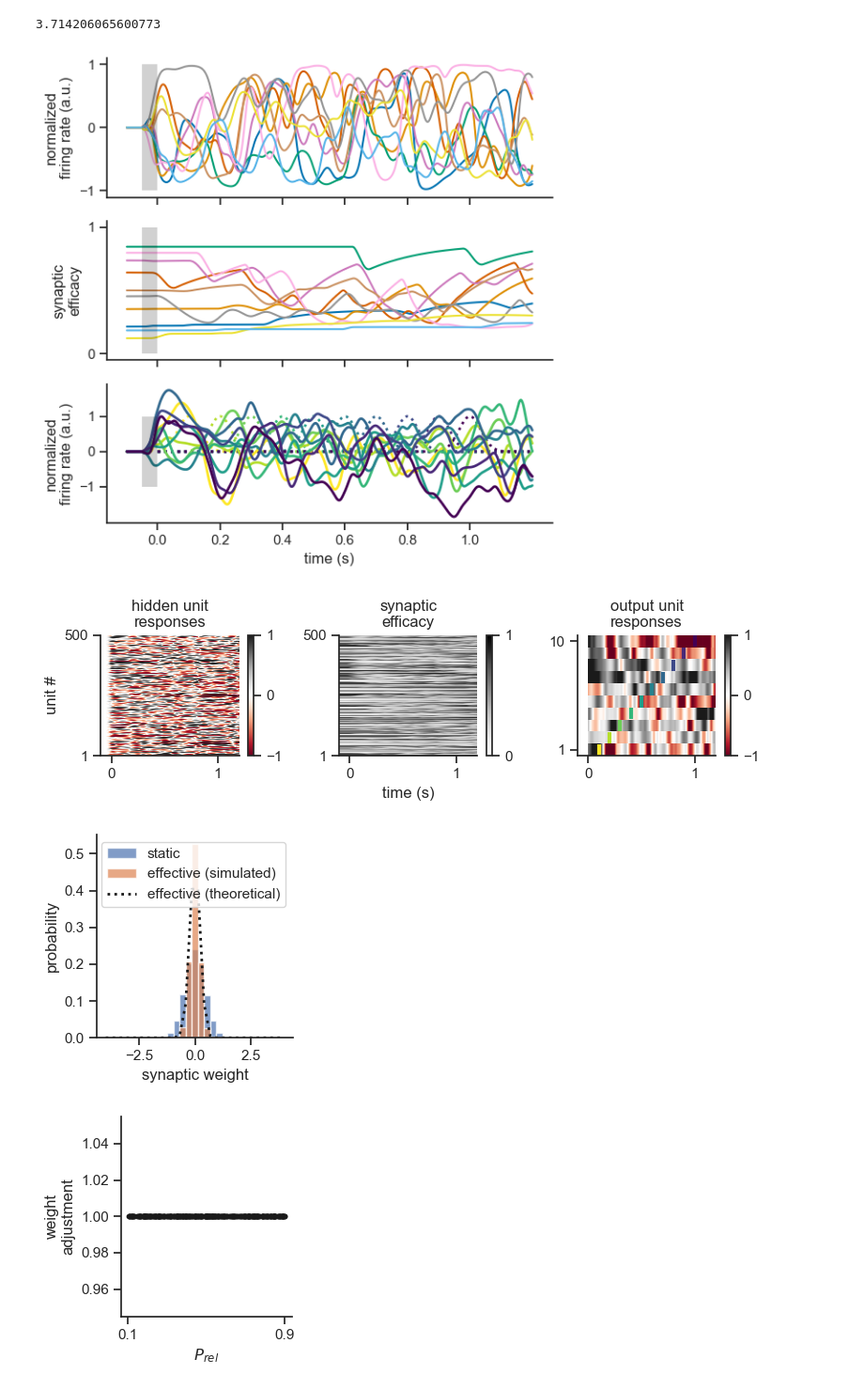
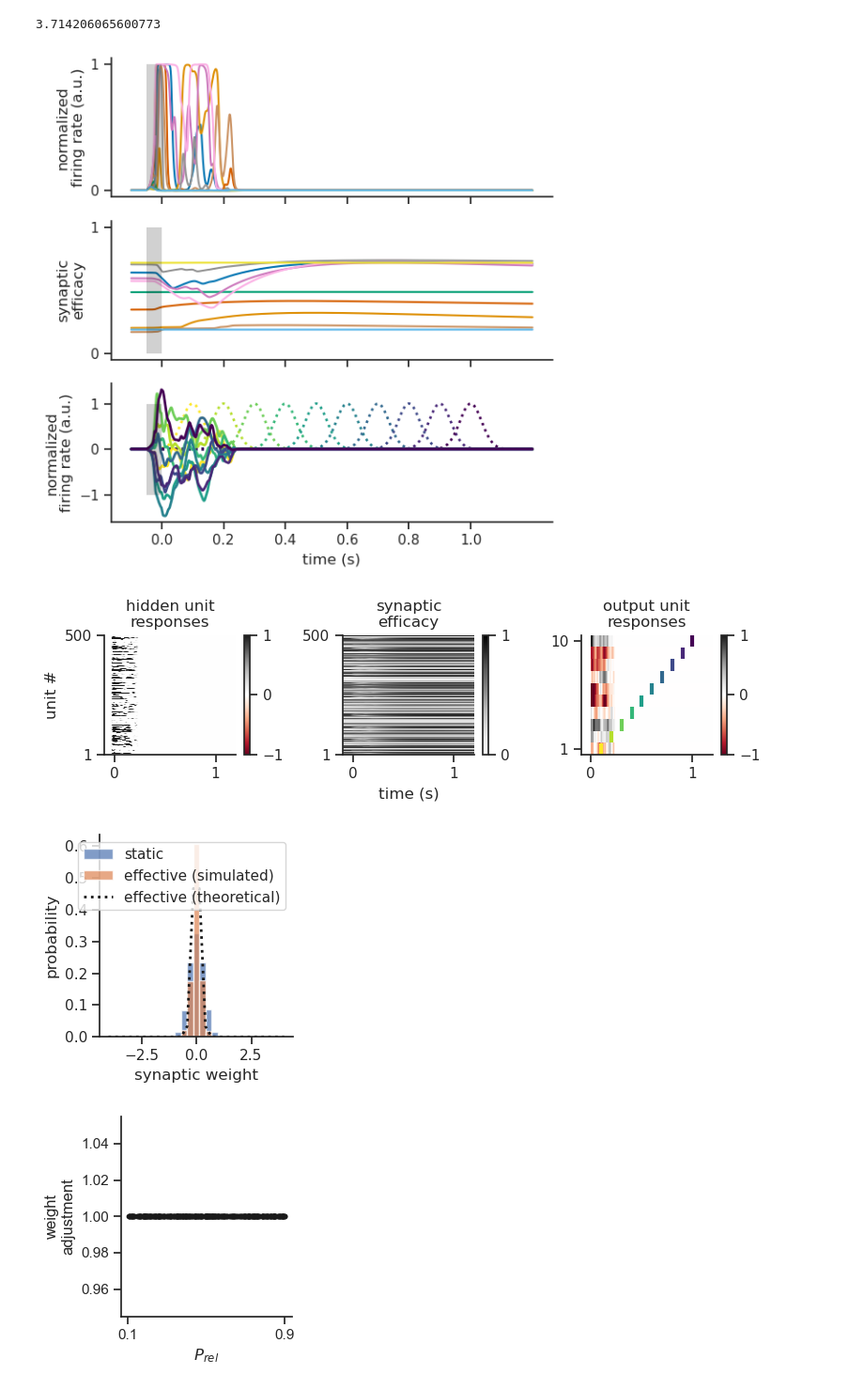
Before and after one commit to rythorpe/time_coding, a Jupyter notebook: aux_dev.ipynb, the cells around one changed output. Shown at 94% size. Cells and saved outputs as stored; diff of their text form; code cells hidden in the pictures.

Commit message:
update activation func and re-tune default params

```diff
--- a/aux_dev.ipynb
+++ b/aux_dev.ipynb
@@ -23,3 +24,25 @@ device = 'cpu'
 # for reproducibility while troubleshooting; numpy is for model sparse conns
 torch.random.manual_seed(93214)
 np.random.seed(35107)
+# %%
+# instantiate network
+n_inputs, n_hidden, n_outputs = 1, 500, 10
+model = RNN(n_inputs=n_inputs, n_hidden=n_hidden,
+            n_outputs=n_outputs)
+# %%
+# instantiate loss function and optimizer
+mse_fn = nn.MSELoss()
+loss_fn = lambda a, b: mse_fn(a, b) / (b ** 2).mean()
+optimizer = torch.optim.SGD(model.parameters(), lr=1e-3)
+# %%
+x = torch.linspace(-1, 1, 100)
+fig, axes = plt.subplots(1, 1, figsize=(4, 3))
+axes.plot(x, model.transfer_func(x,
+                                 gain=model.activation_gain,
+                                 thresh=model.activation_thresh))
+axes.plot([0, 1], [0, 1])
+axes.axvline(0.5, c='C0', alpha=0.5)
+axes.set_xticks([-1, 0, 1])
+axes.set_yticks([0, 0.5, 1])
+axes.set_xlabel('post-synaptic current (a.u.)')
+axes.set_ylabel('firing rate (a.u.)')
@@ -227,43 +471,40 @@ sim_stats_1['dimensionality']
 # %% [output]
 3.714206065600773
 # %%
-dt = times[1] - times[0]
+# plot sim of current model
 model.eval()
 
 with torch.no_grad():
-
-    # Compute prediction error
-    h_t, r_t, u_t, z_t, dhdh_t = model(inputs, h_0=h_0, r_0=r_0, u_0=u_0, dt=dt, return_dhdh=True)
-    loss = loss_fn(z_t[:, times > 0, :], targets[:, times > 0, :])
+    h_t, r_t, u_t, z_t = model(inputs, h_0=h_0, r_0=r_0, u_0=u_0, dt=dt)
 
 weights = model.W_hh * model.presyn_scaling.detach()
 prob_c = float(torch.count_nonzero(model.W_hh_mask) /
                torch.numel(model.W_hh_mask))
 
 # select first batch if more than one exists
-hidden_batch = torch.tanh(h_t).cpu()[0]
+hidden_batch = model.transfer_func(h_t).cpu()[0]
 syn_eff_batch = r_t.cpu()[0] * u_t.cpu()[0]
 outputs_batch = z_t.cpu()[0]
 targets_batch = targets.cpu()[0]
 
 fig_traj = plot_state_traj(h_units=hidden_batch, outputs=outputs_batch,
                            syn_eff=syn_eff_batch,
                            targets=targets_batch, times=times)
 
 fig_all_units = plot_all_units(h_units=hidden_batch, syn_eff=syn_eff_batch,
                                outputs=outputs_batch,
                                targets=targets_batch, times=times)
 
 fig_weights_distr = plot_weight_distr(weights, model.W_hh_mask,
                                       syn_eff_batch,
                                       eff_gain=model.effective_gain,
-                                      true_gain=model.gain,
+                                      true_gain=model.gain.detach(),
                                       prob_c=prob_c)
 plt.show()
 # %% [output]
-[figure, old version]
+[figure, new version]
-[figure, old version]
+[figure, new version]
-[figure, old version]
+[figure, new version]
 # %%
 fig, axes = plt.subplots(1, 1, figsize=(3, 3))
 # sort_idxs = np.argsort(model.p_rel.detach().numpy())
```
Also changed, not shown: parts of 18 cells of this notebook, 3 other files.
